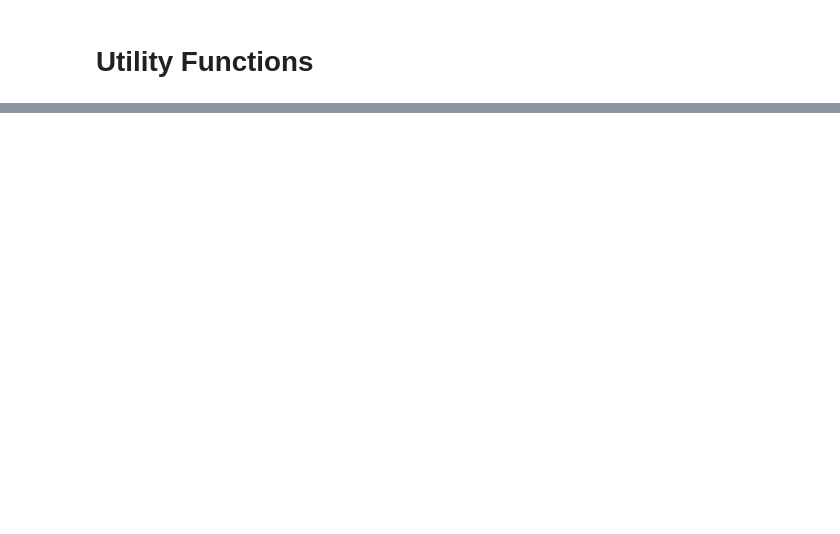
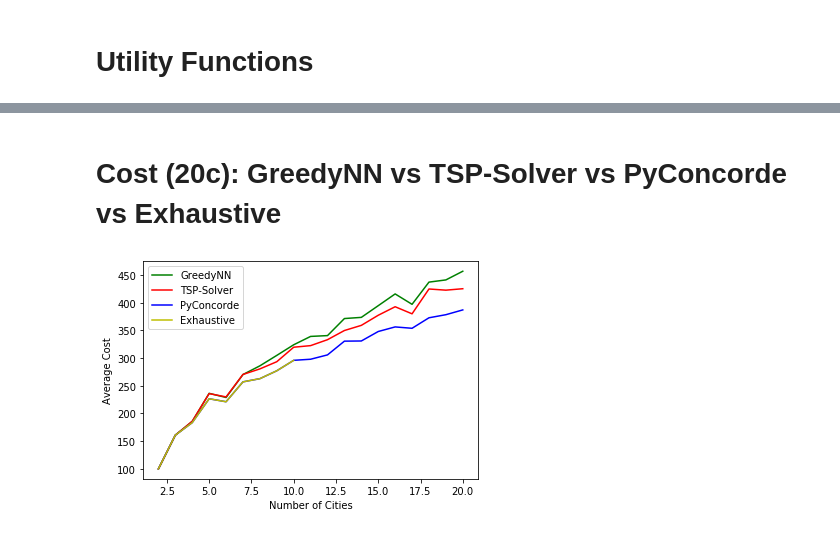
Before and after one commit to sareenv/Travelling-Sales-Man, a Jupyter notebook: visualization.ipynb, the cells around one changed output, grey strips where cells are left out. Saved outputs shown, nothing was run; the diff lists cells and outputs as text; code cells hidden in the pictures; blank space fills up the shorter version.

Commit message:
Addition of PyConcorde. Many other improvements.

```diff
--- a/visualization.ipynb
+++ b/visualization.ipynb
@@ -278,0 +237,5 @@ plt.show()
+# %%
+# Importing Solutions and Time from Concorde output files
+
+concorde_file_solutions = files.upload() #Solutions only work from index 50 onwards
+concorde_file_times = files.upload() #Only from 50 onwards
@@ -278,0 +247,18 @@ plt.show()
+# %%
+# Parsing files into standardised format
+
+pyc_sols=[[0,1]]*25 + [[0,1,2]]*25
+#doesn't work under 2 cities, so we populate 2*25 elements with [0,1] and [0,1,2]
+for line in concorde_file_solutions["output_solutions.txt"].decode().split("\n")[:-1]:
+    tempSol=[]
+    for element in line[1:-1].split(","):
+        tempSol.append(int(element))
+    pyc_sols.append(tempSol)
+
+pyc_times=[0]*50
+for line in concorde_file_times["output_time.txt"].decode().split("\n")[:-1]:
+    pyc_times.append(float(line))
+
+pyc_costs=[]
+for solution, graph in zip(pyc_sols, graphList):
+    pyc_costs.append(cost(graph, solution))
@@ -278,0 +267,12 @@ plt.show()
+# %%
+sol1, cost1, time1 = get_solutions_costs_times(solve_tsp, graphList)
+sol2, cost2, time2 = get_solutions_costs_times(greedy_nearest_neighbours, graphList)
+sol3, cost3, time3 = get_solutions_costs_times(exhaustive_search, graphList, maxTime=3)
+
+# Filtering averages out 25 same length cities into 1 result.
+# In the end this leaves us with a 200 element list, down from 5000.
+
+filter_cost_tsp, filter_time_tsp = filter_costs_times(sol1, cost1, time1)
+filter_cost_gnn, filter_time_gnn = filter_costs_times(sol2, cost2, time2)
+filter_cost_pyc, filter_time_pyc = filter_costs_times(pyc_sols, pyc_costs, pyc_times)
+filter_cost_exh, filter_time_exh = filter_costs_times(sol3, cost3, time3)
@@ -278,0 +302,14 @@ plt.show()
+# %% [markdown]
+# Cost (20c): GreedyNN vs TSP-Solver  vs PyConcorde vs Exhaustive
+# %%
+plt.plot(range(2, 21) , filter_cost_gnn[:19], 'g', label="GreedyNN")
+plt.plot(range(2, 21) , filter_cost_tsp[:19], 'r', label="TSP-Solver")
+plt.plot(range(2, 21) , filter_cost_pyc[:19], 'b', label="PyConcorde")
+plt.plot(range(2, 11) , filter_cost_exh, 'y', label="Exhaustive")
+
+plt.xlabel("Number of Cities")
+plt.ylabel("Average Cost")
+plt.legend()
+plt.show()
+# %% [output]
+[figure, added]
```
Also changed, not shown: parts of 40 cells of this notebook.
